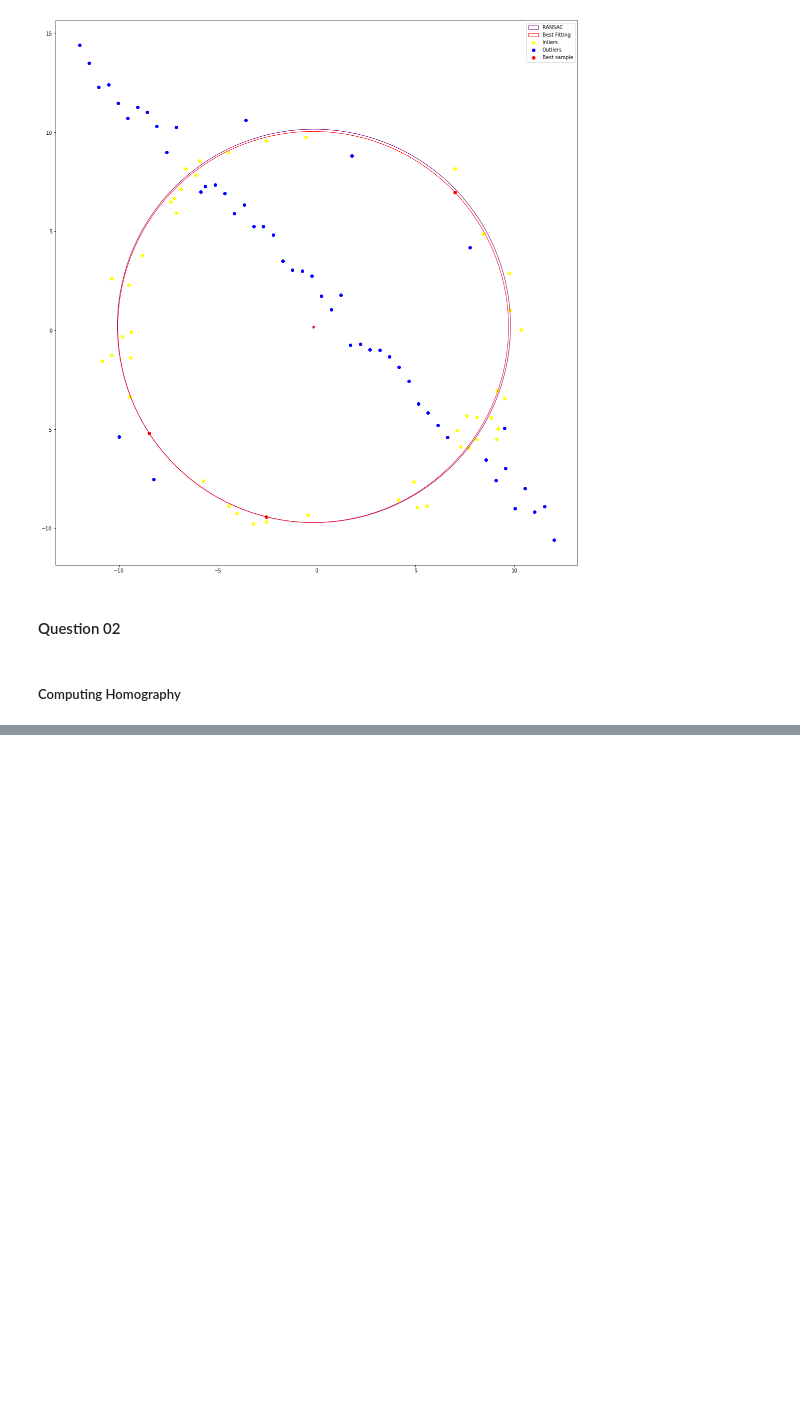
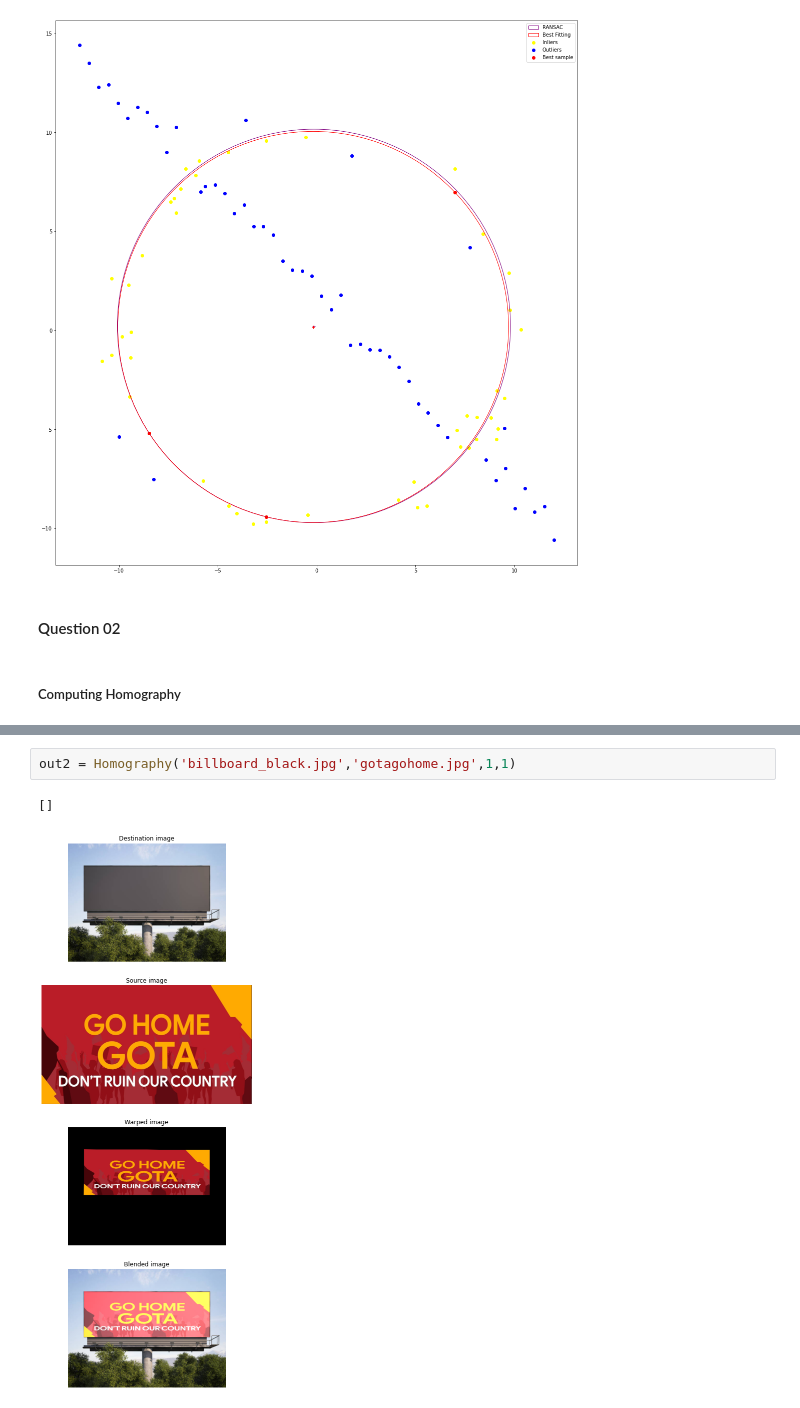
Before and after one commit to shivankapriyashan/EN2250-Fundamentals-of-Image-Processing-and-Machine-Vision, a Jupyter notebook: Assignment_02/190476V_a02.ipynb, the cells around one changed output, grey strips where cells are left out. Cells and saved outputs as stored; diff of their text form; blank space fills up the shorter version.

```diff
--- a/Assignment_02/190476V_a02.ipynb
+++ b/Assignment_02/190476V_a02.ipynb
@@ -277,0 +190,5 @@ plt.show()
+# %%
+out2 = Homography('billboard_black.jpg','gotagohome.jpg',1,1)
+# %% [output]
+[]
+[figure, added]
```
Also changed, not shown: parts of 4 cells of this notebook.
